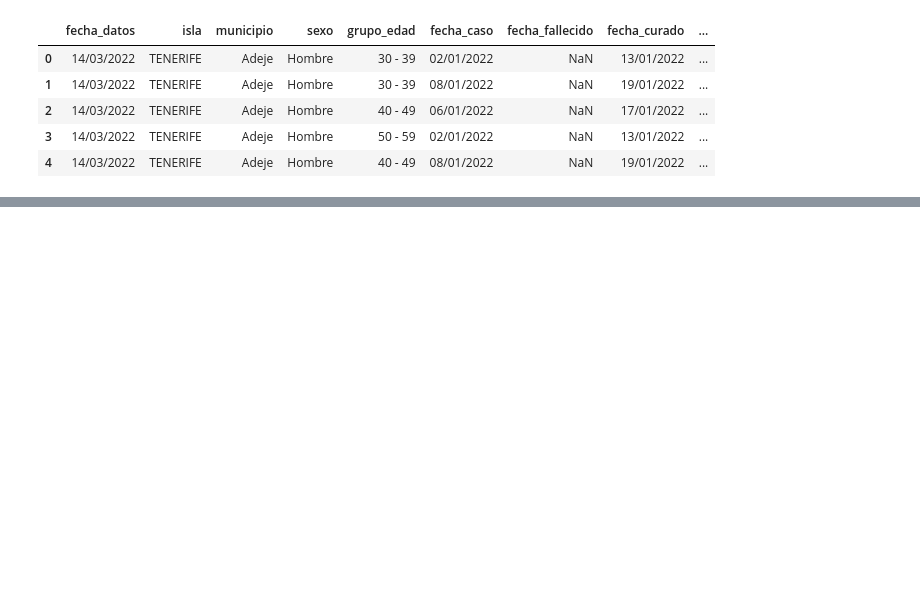
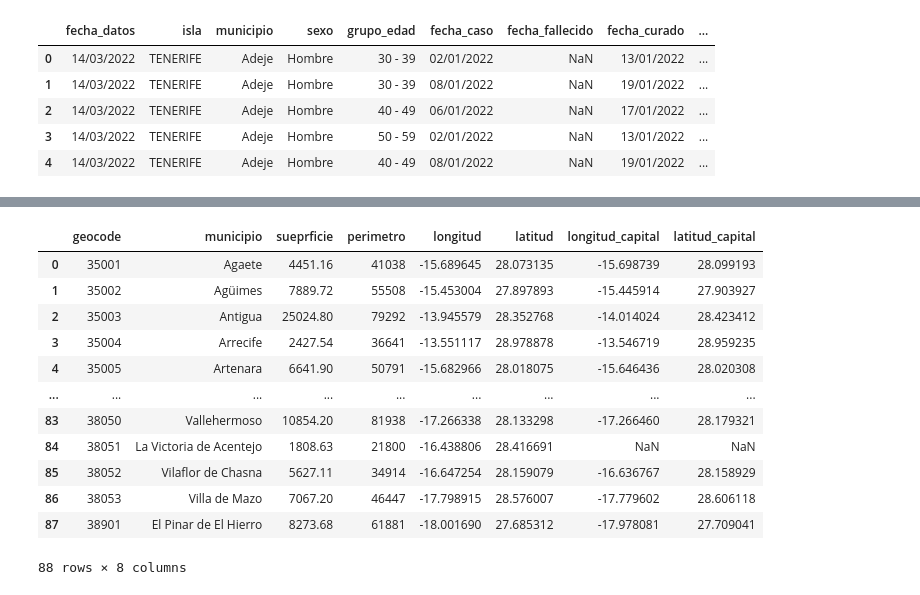
Before and after one commit to jalonsouoc/Practica1-Visualizacion-de-datos, a Jupyter notebook: Pra1.ipynb, the cells around one changed output, grey strips where cells are left out. Drawn from its saved outputs; the diff is of its cells as text; code cells hidden in the pictures; blank space fills up the shorter version.

Commit message:
añadiendo coordenadas

```diff
--- a/Pra1.ipynb
+++ b/Pra1.ipynb
@@ -3,4 +9,6 @@ import pandas as pd
 # %%
+#Lectura de los datos
 data_asignacion = pd.read_csv("data_ini/cv19_municipio-asignacion_casos.csv")
 data_residencia = pd.read_csv("data_ini/cv19_municipio-residencia_casos.csv")
-data_coordenadas = pd.read_csv("data_ini/municipios_20170101.csv")
+data_coordenadas_municipios = pd.read_csv("data_ini/municipios_20170101.csv")
+data_coordenadas_islas = pd.read_csv("data_ini/islas_20170101.csv")
@@ -62,0 +147,4 @@ data.head()
+# %%
+data_municipios = pd.DataFrame()
+
+data_municipios = data_coordenadas_municipios.loc[:,['geocode', 'etiqueta', 'ign_sup', 'ign_perim', 'longitud', 'latitud', 'long_capi', 'lati_capi']]
@@ -62,0 +160,16 @@ data.head()
+# %%
+data_municipios = data_municipios.rename(columns = {'etiqueta':'municipio', 'ign_sup':'sueprficie', 'ign_perim':'perimetro', 'long_capi':'longitud_capital', 'lati_capi':'latitud_capital'})
+# %% [output]
+|  | geocode | municipio | sueprficie | perimetro | longitud | latitud | longitud_capital | latitud_capital |
+| 0 | 35001 | Agaete | 4451.16 | 41038 | -15.689645 | 28.073135 | -15.698739 | 28.099193 |
+| 1 | 35002 | Agüimes | 7889.72 | 55508 | -15.453004 | 27.897893 | -15.445914 | 27.903927 |
+| 2 | 35003 | Antigua | 25024.80 | 79292 | -13.945579 | 28.352768 | -14.014024 | 28.423412 |
+| 3 | 35004 | Arrecife | 2427.54 | 36641 | -13.551117 | 28.978878 | -13.546719 | 28.959235 |
+| 4 | 35005 | Artenara | 6641.90 | 50791 | -15.682966 | 28.018075 | -15.646436 | 28.020308 |
+| ... | ... | ... | ... | ... | ... | ... | ... | ... |
+| 83 | 38050 | Vallehermoso | 10854.20 | 81938 | -17.266338 | 28.133298 | -17.266460 | 28.179321 |
+| 84 | 38051 | La Victoria de Acentejo | 1808.63 | 21800 | -16.438806 | 28.416691 | NaN | NaN |
+| 85 | 38052 | Vilaflor de Chasna | 5627.11 | 34914 | -16.647254 | 28.159079 | -16.636767 | 28.158929 |
+| 86 | 38053 | Villa de Mazo | 7067.20 | 46447 | -17.798915 | 28.576007 | -17.779602 | 28.606118 |
+| 87 | 38901 | El Pinar de El Hierro | 8273.68 | 61881 | -18.001690 | 27.685312 | -17.978081 | 27.709041 |
+88 rows × 8 columns
```
Also changed, not shown: parts of 34 cells of this notebook, 4 other files.
